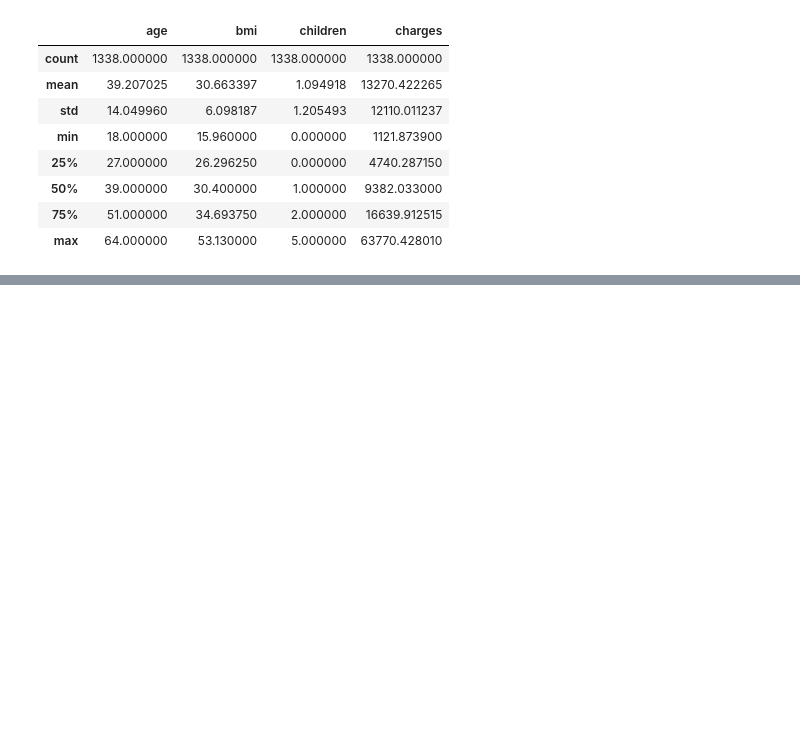
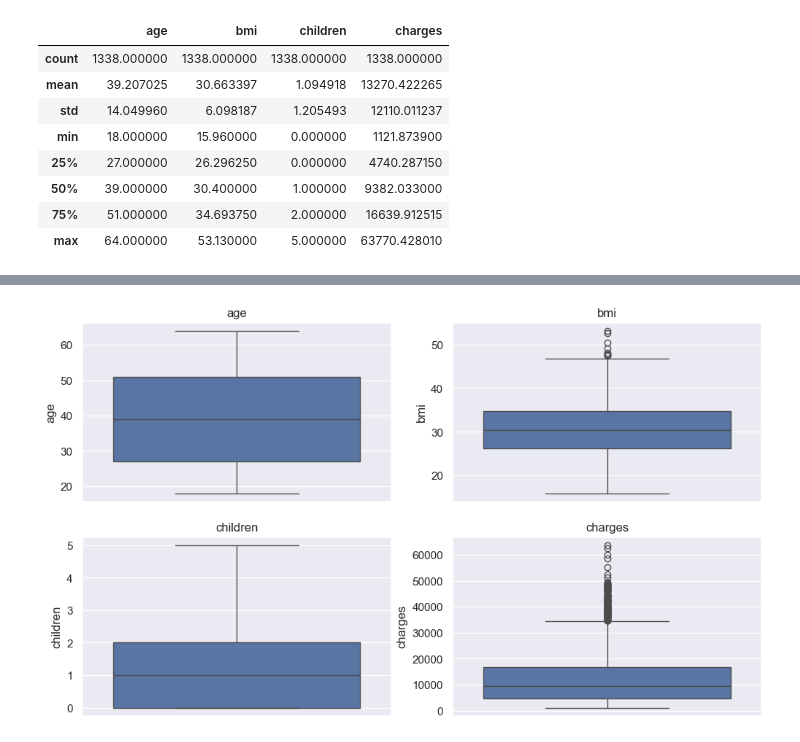
Before and after one commit to palberth/CienciaDatos-MASDI, a Jupyter notebook: Seccion_2/Ejemplo-01/unsurance_cost_regression.ipynb, the cells around one changed output, grey strips where cells are left out. Saved outputs shown, nothing was run; the diff lists cells and outputs as text; code cells hidden in the pictures; blank space fills up the shorter version.

```diff
--- a/Seccion_2/Ejemplo-01/unsurance_cost_regression.ipynb
+++ b/Seccion_2/Ejemplo-01/unsurance_cost_regression.ipynb
@@ -281,0 +241,9 @@ plt.xlabel("region");
+# %%
+# boxplot de las variables numéricas en graficas independientes
+plt.figure(figsize=(12,7))
+for i, col in enumerate(data.select_dtypes(include=['float64', 'int64']).columns):
+    plt.subplot(2, 2, i+1)
+    sns.boxplot(data[col])
+    plt.title(col)
+# %% [output]
+[figure, added]
```
Also changed, not shown: parts of 32 cells of this notebook.
